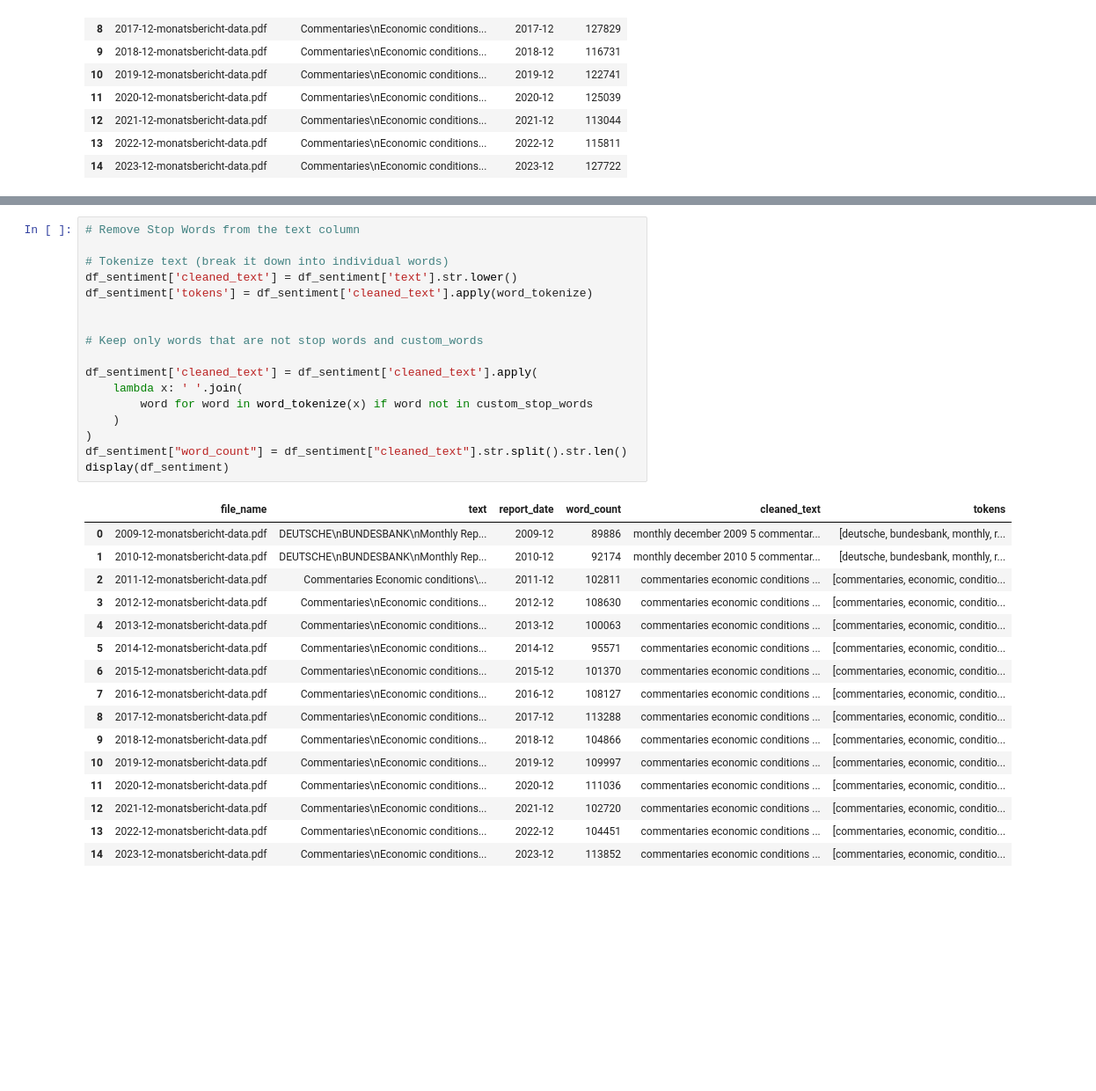
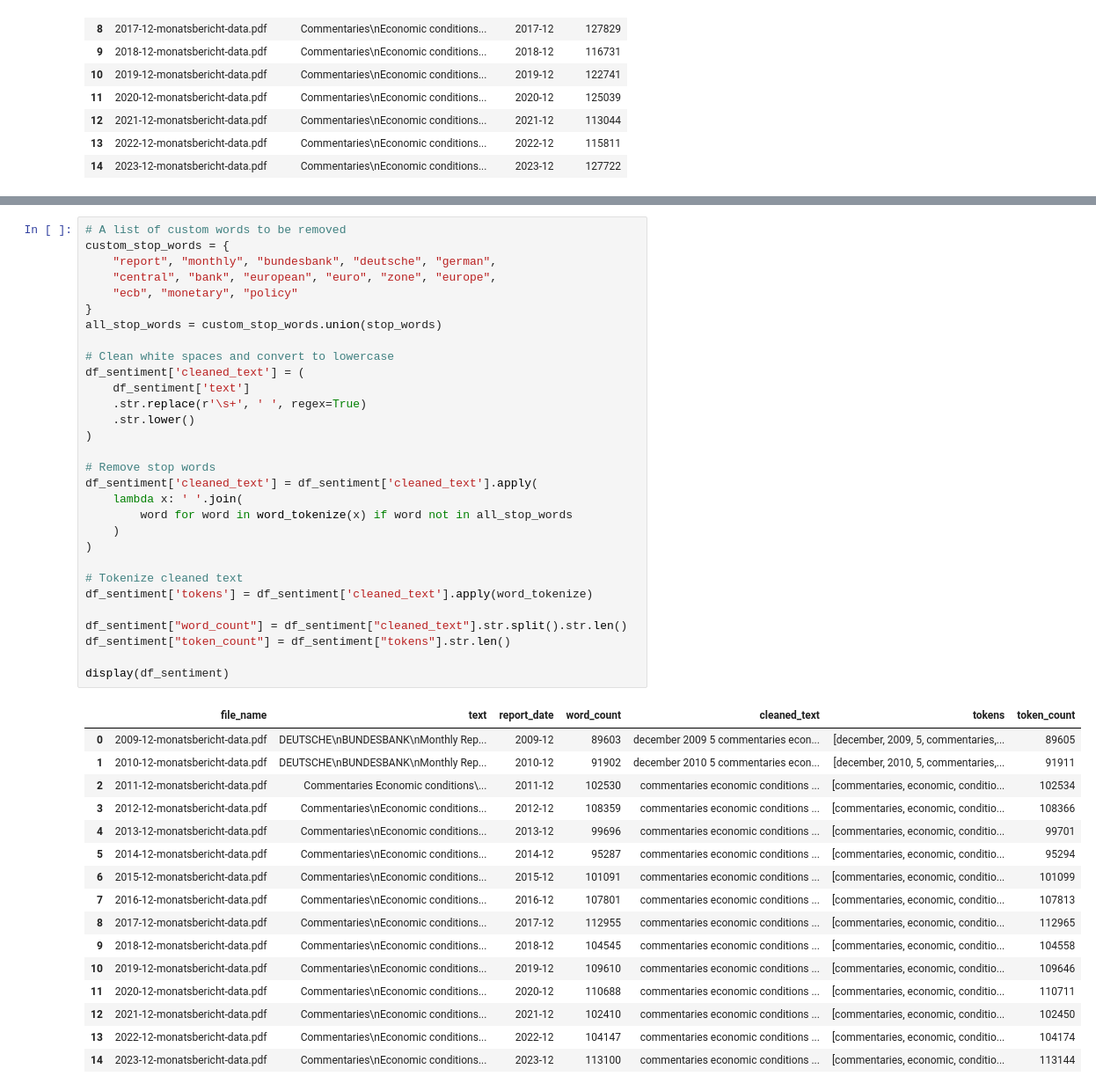
Before and after one commit to NhiPK/MLforEcon, a Jupyter notebook: TextProcessing.ipynb, the cells around one changed output, grey strips where cells are left out. Shown at 88% size. Saved outputs shown, nothing was run; the diff lists cells and outputs as text; blank space fills up the shorter version.

```diff
--- a/TextProcessing.ipynb
+++ b/TextProcessing.ipynb
@@ -196,36 +174,49 @@ custom_stop_words = custom_stop_words.union(stop_words)
 [nltk_data]     C:\Users\nhipk\AppData\Roaming\nltk_data...
 [nltk_data]   Package punkt_tab is already up-to-date!
 # %%
-# Remove Stop Words from the text column
+# A list of custom words to be removed
+custom_stop_words = {
+    "report", "monthly", "bundesbank", "deutsche", "german",
+    "central", "bank", "european", "euro", "zone", "europe",
+    "ecb", "monetary", "policy"
+}
+all_stop_words = custom_stop_words.union(stop_words)
 
-# Tokenize text (break it down into individual words)
-df_sentiment['cleaned_text'] = df_sentiment['text'].str.lower()
+# Clean white spaces and convert to lowercase
+df_sentiment['cleaned_text'] = (
+    df_sentiment['text']
+    .str.replace(r'\s+', ' ', regex=True)
+    .str.lower()
+)
+
+# Remove stop words
+df_sentiment['cleaned_text'] = df_sentiment['cleaned_text'].apply(
+    lambda x: ' '.join(
+        word for word in word_tokenize(x) if word not in all_stop_words
+    )
+)
+
+# Tokenize cleaned text
 df_sentiment['tokens'] = df_sentiment['cleaned_text'].apply(word_tokenize)
 
+df_sentiment["word_count"] = df_sentiment["cleaned_text"].str.split().str.len()
+df_sentiment["token_count"] = df_sentiment["tokens"].str.len()
 
-# Keep only words that are not stop words and custom_words
-
-df_sentiment['cleaned_text'] = df_sentiment['cleaned_text'].apply(
-    lambda x: ' '.join(
-        word for word in word_tokenize(x) if word not in custom_stop_words
-    )
-)
-df_sentiment["word_count"] = df_sentiment["cleaned_text"].str.split().str.len()
 display(df_sentiment)
 # %% [output]
-|  | file_name | text | report_date | word_count | cleaned_text | tokens |
-| 0 | 2009-12-monatsbericht-data.pdf | DEUTSCHE\nBUNDESBANK\nMonthly Rep... | 2009-12 | 89886 | monthly december 2009 5 commentar... | [deutsche, bundesbank, monthly, r... |
-| 1 | 2010-12-monatsbericht-data.pdf | DEUTSCHE\nBUNDESBANK\nMonthly Rep... | 2010-12 | 92174 | monthly december 2010 5 commentar... | [deutsche, bundesbank, monthly, r... |
-| 2 | 2011-12-monatsbericht-data.pdf | Commentaries Economic conditions\... | 2011-12 | 102811 | commentaries economic conditions ... | [commentaries, economic, conditio... |
-| 3 | 2012-12-monatsbericht-data.pdf | Commentaries\nEconomic conditions... | 2012-12 | 108630 | commentaries economic conditions ... | [commentaries, economic, conditio... |
-| 4 | 2013-12-monatsbericht-data.pdf | Commentaries\nEconomic conditions... | 2013-12 | 100063 | commentaries economic conditions ... | [commentaries, economic, conditio... |
-| 5 | 2014-12-monatsbericht-data.pdf | Commentaries\nEconomic conditions... | 2014-12 | 95571 | commentaries economic conditions ... | [commentaries, economic, conditio... |
-| 6 | 2015-12-monatsbericht-data.pdf | Commentaries\nEconomic conditions... | 2015-12 | 101370 | commentaries economic conditions ... | [commentaries, economic, conditio... |
-| 7 | 2016-12-monatsbericht-data.pdf | Commentaries\nEconomic conditions... | 2016-12 | 108127 | commentaries economic conditions ... | [commentaries, economic, conditio... |
-| 8 | 2017-12-monatsbericht-data.pdf | Commentaries\nEconomic conditions... | 2017-12 | 113288 | commentaries economic conditions ... | [commentaries, economic, conditio... |
-| 9 | 2018-12-monatsbericht-data.pdf | Commentaries\nEconomic conditions... | 2018-12 | 104866 | commentaries economic conditions ... | [commentaries, economic, conditio... |
-| 10 | 2019-12-monatsbericht-data.pdf | Commentaries\nEconomic conditions... | 2019-12 | 109997 | commentaries economic conditions ... | [commentaries, economic, conditio... |
-| 11 | 2020-12-monatsbericht-data.pdf | Commentaries\nEconomic conditions... | 2020-12 | 111036 | commentaries economic conditions ... | [commentaries, economic, conditio... |
-| 12 | 2021-12-monatsbericht-data.pdf | Commentaries\nEconomic conditions... | 2021-12 | 102720 | commentaries economic conditions ... | [commentaries, economic, conditio... |
-| 13 | 2022-12-monatsbericht-data.pdf | Commentaries\nEconomic conditions... | 2022-12 | 104451 | commentaries economic conditions ... | [commentaries, economic, conditio... |
-| 14 | 2023-12-monatsbericht-data.pdf | Commentaries\nEconomic conditions... | 2023-12 | 113852 | commentaries economic conditions ... | [commentaries, economic, conditio... |
+|  | file_name | text | report_date | word_count | cleaned_text | tokens | token_count |
+| 0 | 2009-12-monatsbericht-data.pdf | DEUTSCHE\nBUNDESBANK\nMonthly Rep... | 2009-12 | 89603 | december 2009 5 commentaries econ... | [december, 2009, 5, commentaries,... | 89605 |
+| 1 | 2010-12-monatsbericht-data.pdf | DEUTSCHE\nBUNDESBANK\nMonthly Rep... | 2010-12 | 91902 | december 2010 5 commentaries econ... | [december, 2010, 5, commentaries,... | 91911 |
+| 2 | 2011-12-monatsbericht-data.pdf | Commentaries Economic conditions\... | 2011-12 | 102530 | commentaries economic conditions ... | [commentaries, economic, conditio... | 102534 |
+| 3 | 2012-12-monatsbericht-data.pdf | Commentaries\nEconomic conditions... | 2012-12 | 108359 | commentaries economic conditions ... | [commentaries, economic, conditio... | 108366 |
+| 4 | 2013-12-monatsbericht-data.pdf | Commentaries\nEconomic conditions... | 2013-12 | 99696 | commentaries economic conditions ... | [commentaries, economic, conditio... | 99701 |
+| 5 | 2014-12-monatsbericht-data.pdf | Commentaries\nEconomic conditions... | 2014-12 | 95287 | commentaries economic conditions ... | [commentaries, economic, conditio... | 95294 |
+| 6 | 2015-12-monatsbericht-data.pdf | Commentaries\nEconomic conditions... | 2015-12 | 101091 | commentaries economic conditions ... | [commentaries, economic, conditio... | 101099 |
+| 7 | 2016-12-monatsbericht-data.pdf | Commentaries\nEconomic conditions... | 2016-12 | 107801 | commentaries economic conditions ... | [commentaries, economic, conditio... | 107813 |
+| 8 | 2017-12-monatsbericht-data.pdf | Commentaries\nEconomic conditions... | 2017-12 | 112955 | commentaries economic conditions ... | [commentaries, economic, conditio... | 112965 |
+| 9 | 2018-12-monatsbericht-data.pdf | Commentaries\nEconomic conditions... | 2018-12 | 104545 | commentaries economic conditions ... | [commentaries, economic, conditio... | 104558 |
+| 10 | 2019-12-monatsbericht-data.pdf | Commentaries\nEconomic conditions... | 2019-12 | 109610 | commentaries economic conditions ... | [commentaries, economic, conditio... | 109646 |
+| 11 | 2020-12-monatsbericht-data.pdf | Commentaries\nEconomic conditions... | 2020-12 | 110688 | commentaries economic conditions ... | [commentaries, economic, conditio... | 110711 |
+| 12 | 2021-12-monatsbericht-data.pdf | Commentaries\nEconomic conditions... | 2021-12 | 102410 | commentaries economic conditions ... | [commentaries, economic, conditio... | 102450 |
+| 13 | 2022-12-monatsbericht-data.pdf | Commentaries\nEconomic conditions... | 2022-12 | 104147 | commentaries economic conditions ... | [commentaries, economic, conditio... | 104174 |
+| 14 | 2023-12-monatsbericht-data.pdf | Commentaries\nEconomic conditions... | 2023-12 | 113100 | commentaries economic conditions ... | [commentaries, economic, conditio... | 113144 |
```
Also changed, not shown: parts of 7 cells of this notebook.
